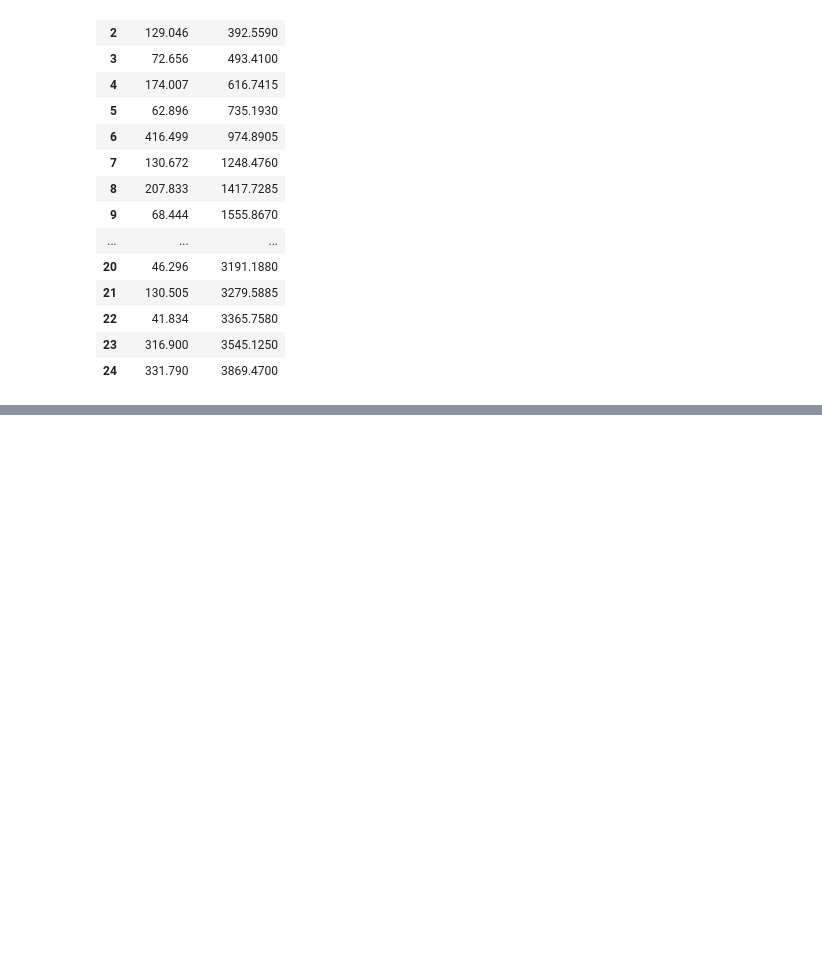
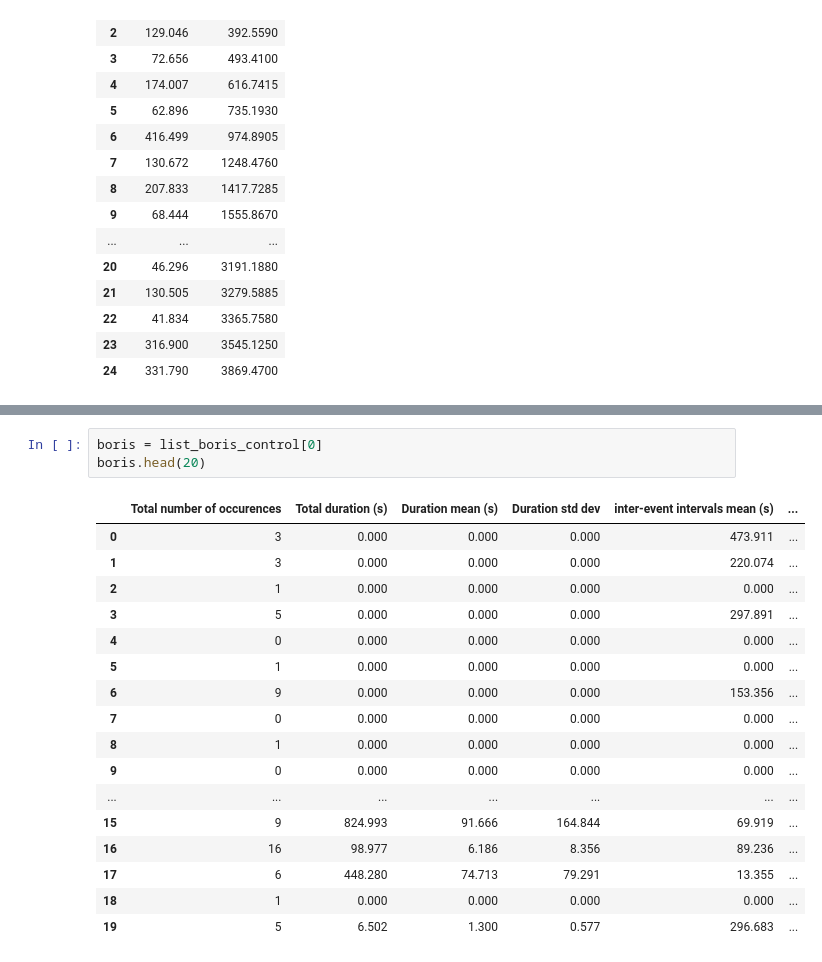
Before and after one commit to AxENSRennes/project_medecin, a Jupyter notebook: notebooks/first_model_boris_G.ipynb, the cells around one changed output, grey strips where cells are left out. Drawn from its saved outputs; the diff is of its cells as text; blank space fills up the shorter version.

```diff
--- a/notebooks/first_model_boris_G.ipynb
+++ b/notebooks/first_model_boris_G.ipynb
@@ -3769,0 +4498,21 @@ display(cluster_recette)
+# %%
+boris = list_boris_control[0]
+boris.head(20)
+# %% [output]
+|  | Total number of occurences | Total duration (s) | Duration mean (s) | Duration std dev | inter-event intervals mean (s) | ... |
+| 0 | 3 | 0.000 | 0.000 | 0.000 | 473.911 | ... |
+| 1 | 3 | 0.000 | 0.000 | 0.000 | 220.074 | ... |
+| 2 | 1 | 0.000 | 0.000 | 0.000 | 0.000 | ... |
+| 3 | 5 | 0.000 | 0.000 | 0.000 | 297.891 | ... |
+| 4 | 0 | 0.000 | 0.000 | 0.000 | 0.000 | ... |
+| 5 | 1 | 0.000 | 0.000 | 0.000 | 0.000 | ... |
+| 6 | 9 | 0.000 | 0.000 | 0.000 | 153.356 | ... |
+| 7 | 0 | 0.000 | 0.000 | 0.000 | 0.000 | ... |
+| 8 | 1 | 0.000 | 0.000 | 0.000 | 0.000 | ... |
+| 9 | 0 | 0.000 | 0.000 | 0.000 | 0.000 | ... |
+| ... | ... | ... | ... | ... | ... | ... |
+| 15 | 9 | 824.993 | 91.666 | 164.844 | 69.919 | ... |
+| 16 | 16 | 98.977 | 6.186 | 8.356 | 89.236 | ... |
+| 17 | 6 | 448.280 | 74.713 | 79.291 | 13.355 | ... |
+| 18 | 1 | 0.000 | 0.000 | 0.000 | 0.000 | ... |
+| 19 | 5 | 6.502 | 1.300 | 0.577 | 296.683 | ... |
```
Also changed, not shown: parts of 22 cells of this notebook, 5 other files.
